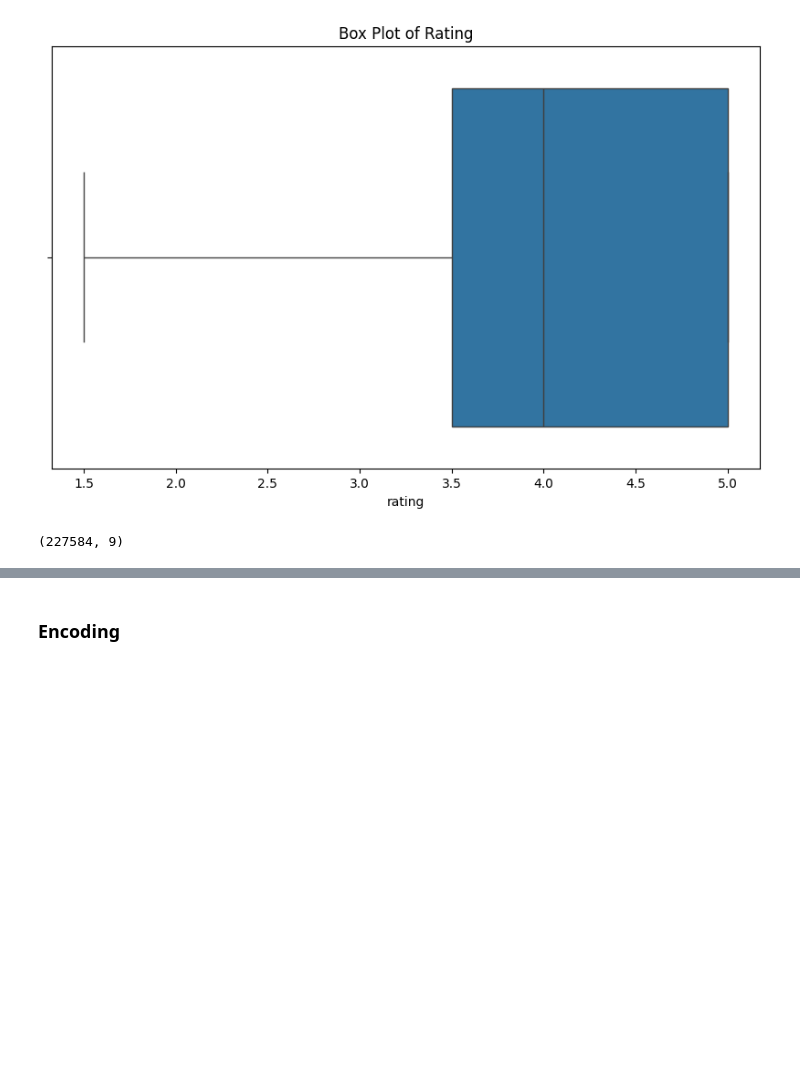
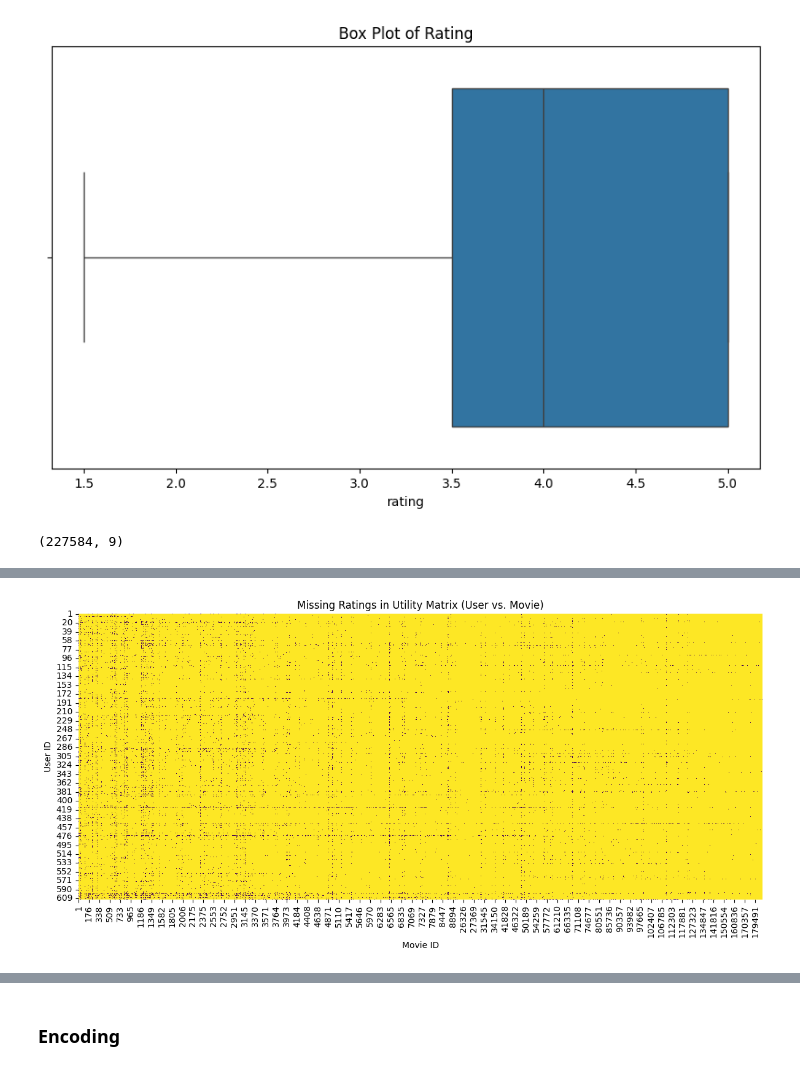
Before and after one commit to MWN-cloud/Phase_4_repository, a Jupyter notebook: MovieLens_Recommendation_system.ipynb, the cells around one changed output, grey strips where cells are left out. Saved outputs shown, nothing was run; the diff lists cells and outputs as text; code cells hidden in the pictures; blank space fills up the shorter version.

```diff
--- a/MovieLens_Recommendation_system.ipynb
+++ b/MovieLens_Recommendation_system.ipynb
@@ -520,0 +294,6 @@ dtype: int64
+# %%
+# Create utility matrix (users as rows, movies as columns)
+utility_matrix = ratings.pivot_table(index='userId', columns='movieId', values='rating')
+
+# Show a sample
+print(utility_matrix.head())
@@ -520,0 +318,14 @@ dtype: int64
+# %%
+# plot size
+plt.figure(figsize=(12, 6))
+
+# Plot missing data (True = missing)
+sns.heatmap(utility_matrix.isnull(), cbar=False, cmap='viridis')
+
+plt.title("Missing Ratings in Utility Matrix (User vs. Movie)")
+plt.xlabel("Movie ID")
+plt.ylabel("User ID")
+plt.tight_layout()
+plt.show()
+# %% [output]
+[figure, added]
```
Also changed, not shown: parts of 154 cells of this notebook.
